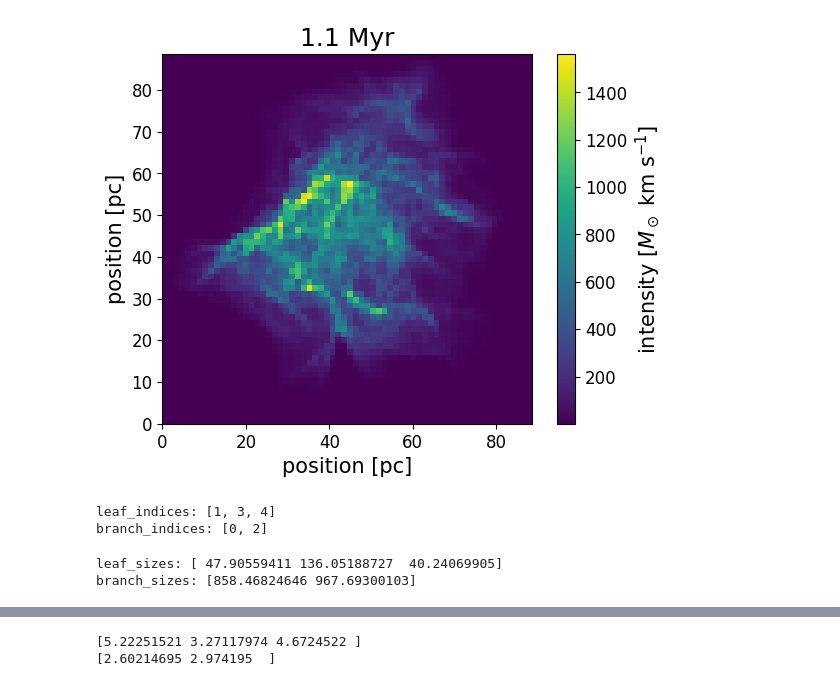
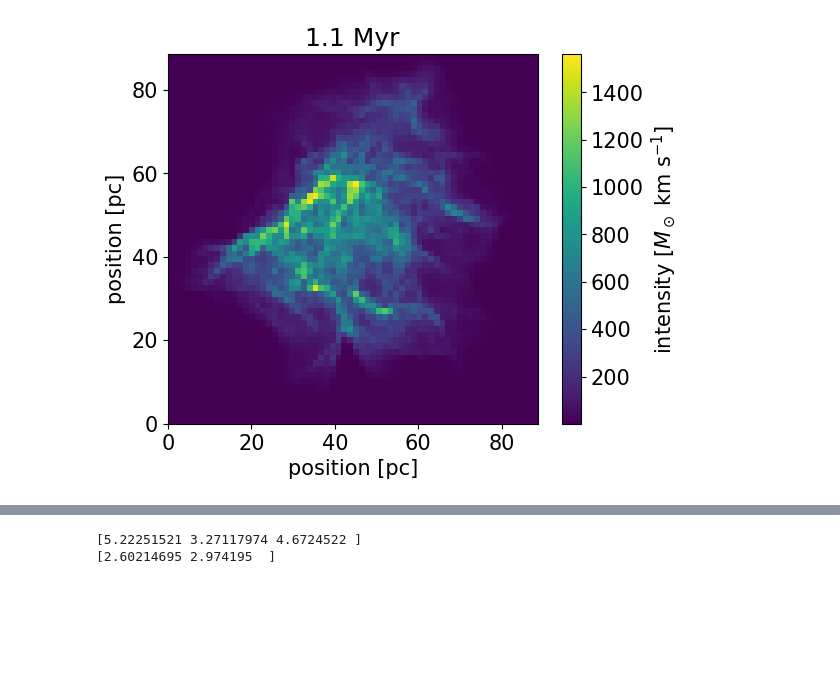
Before and after one commit to kotora260/StarGen, a Jupyter notebook: dendro2D_1000.ipynb, the cells around one changed output, grey strips where cells are left out. Drawn from its saved outputs; the diff is of its cells as text; code cells hidden in the pictures; blank space fills up the shorter version.

```diff
--- a/dendro2D_1000.ipynb
+++ b/dendro2D_1000.ipynb
@@ -14,31 +15,26 @@ from scipy.optimize import curve_fit
 # %%
 # load data
 
-d1000 = np.load("datasets/1000.npz")
-m1000 = d1000["arr_2"]
+d = np.load("datasets/1000.npz")
+m = d["arr_2"]
 # %%
 # make int map
 
-int_map_1000 = np.sum(m1000, axis=0) * 0.65
-pc = d1000['arr_1']
-extent = [0, pc * m1000.shape[1], 0, pc * m1000.shape[2]]
+int_map = np.sum(m, axis=0) * 0.65
+pc = d['arr_1']
+extent = [0, pc * m.shape[1], 0, pc * m.shape[2]]
 
 fig, ax = plt.subplots()
-im = ax.imshow(int_map_1000, extent=extent, origin='lower')
+im = ax.imshow(int_map, extent=extent, origin='lower')
 
-plt.rcParams["font.size"] = 15
 ax.set_title("1.1 Myr")
 ax.set_xlabel('position [pc]')
 ax.set_ylabel('position [pc]')
-plt.tick_params(labelsize=12)
 
 cbar = fig.colorbar(im)
 cbar.set_label('intensity [$M_\odot$ km s$^{-1}$]')
-cbar.ax.tick_params(labelsize=12)
-
-plt.savefig("int_map_1000")
 # %% [output]
-[figure, old version]
+[figure, new version]
 # %%
 # compute dendrogram
 
@@ -46,37 +41,0 @@ dendro_1000 = Dendrogram.compute(int_map_1000, min_value=400, min_delta=150, min
-# %%
-# make index
-
-leaf_indices = [i for i, structure in enumerate(dendro_1000) if structure.is_leaf]
-branch_indices = [j for j, structure in enumerate(dendro_1000) if structure.is_branch]
-
-leaf_array = [dendro_1000[i] for i in leaf_indices]
-branch_array = [dendro_1000[j] for j in branch_indices]
-
-print('leaf_indices:', leaf_indices)
-print('branch_indices:', branch_indices)
-# %% [output]
-leaf_indices: [1, 3, 4]
-branch_indices: [0, 2]
-# %%
-# check the size of leaves and branches
-
-leaf_npix, branch_npix = [], []
-
-for structure_index in leaf_indices:
-    structure = dendro_1000[structure_index]
-    npix = structure.get_npix()
-    leaf_npix.append(npix)
-
-for structure_index in branch_indices:
-    structure = dendro_1000[structure_index]
-    npix = structure.get_npix()
-    branch_npix.append(npix)
-
-leaf_sizes = np.array(leaf_npix) * pc**2
-branch_sizes = np.array(branch_npix) * pc**2
-
-print('leaf_sizes:', leaf_sizes)
-print('branch_sizes:', branch_sizes)
-# %% [output]
-leaf_sizes: [ 47.90559411 136.05188727  40.24069905]
-branch_sizes: [858.46824646 967.69300103]
```
Also changed, not shown: parts of 20 cells of this notebook.
